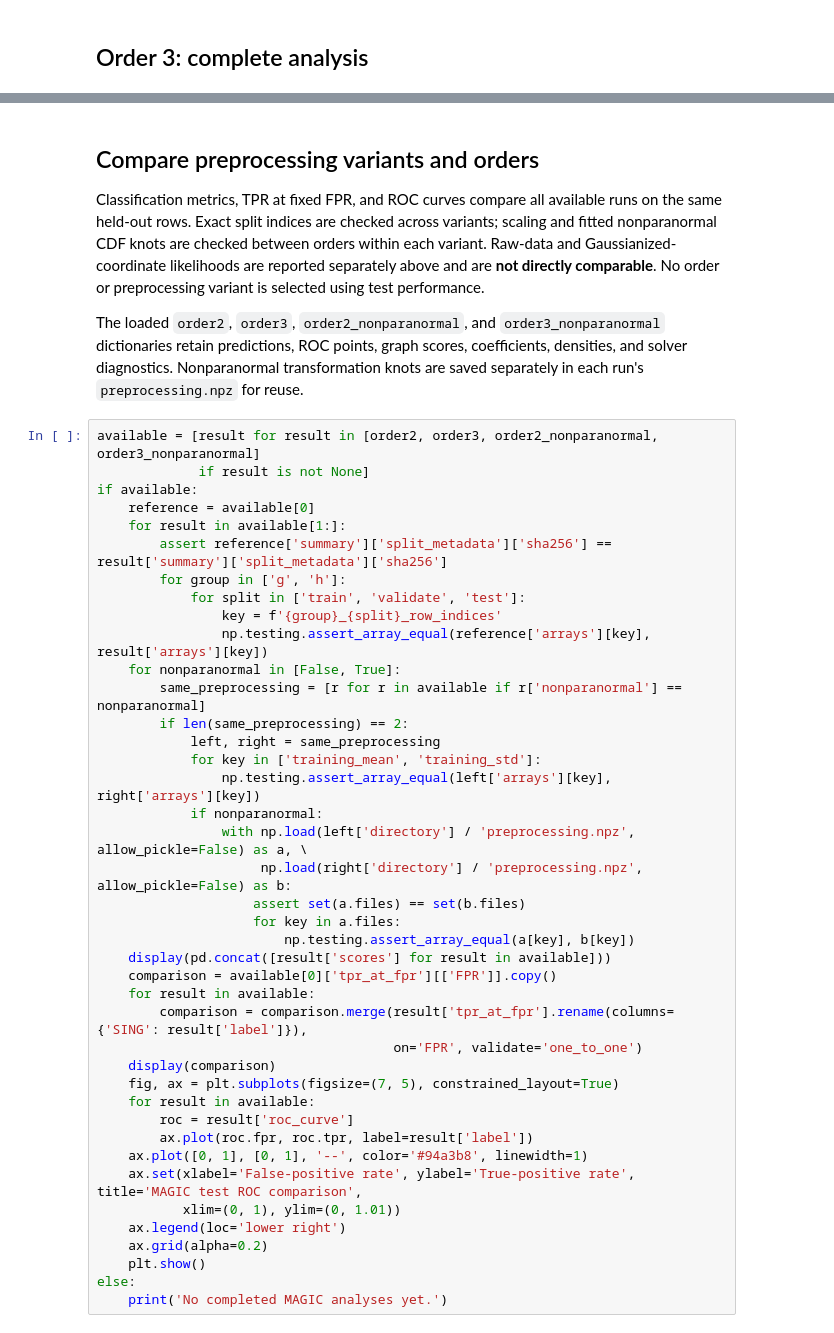
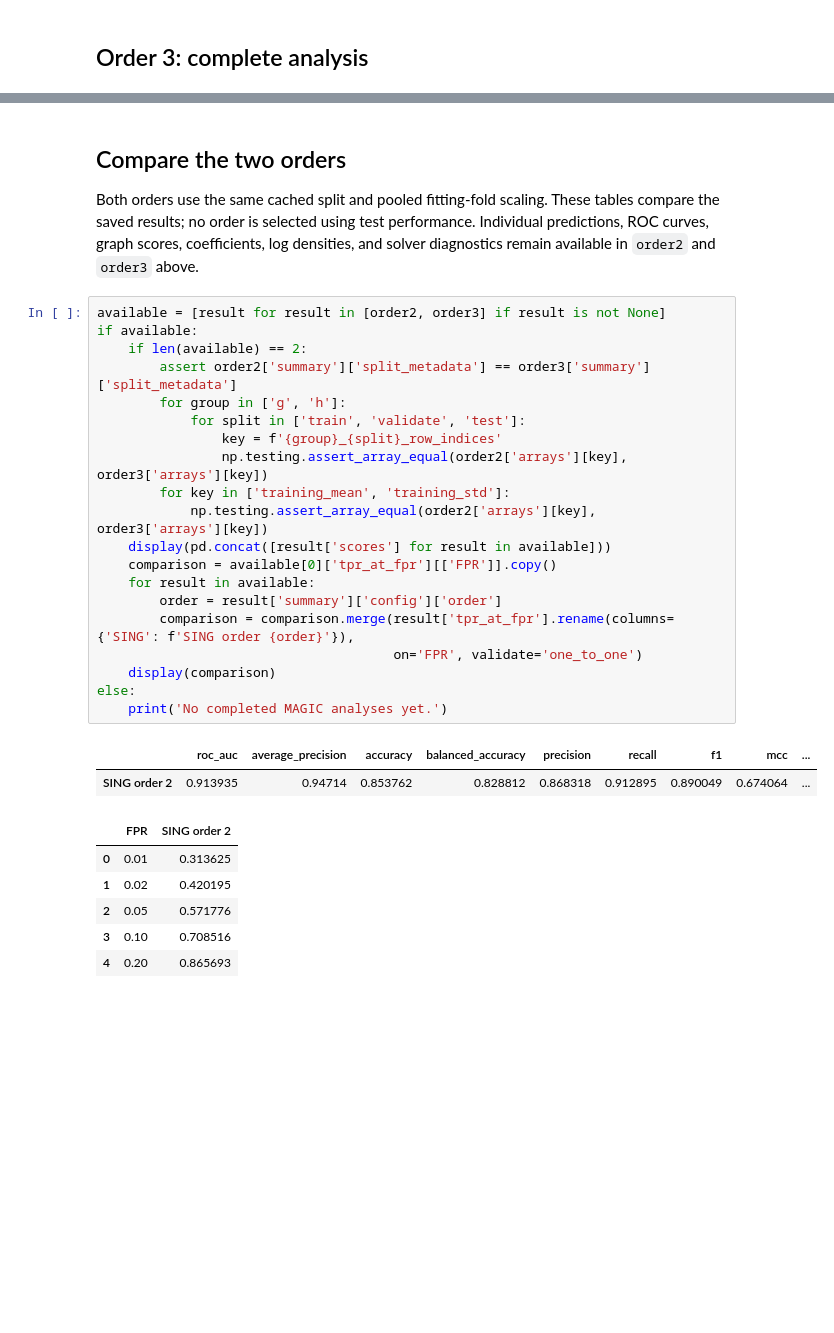
Before and after one commit to MatthiasHerp/gtm, a Jupyter notebook: sing_experiments/sing_magic_classification.ipynb, the cells around one changed output, grey strips where cells are left out. Cells and saved outputs as stored; diff of their text form; blank space fills up the shorter version.

Commit message:
sing comparison on r-vines and magic in degree 2 (degree 3 failed)

```diff
--- a/sing_experiments/sing_magic_classification.ipynb
+++ b/sing_experiments/sing_magic_classification.ipynb
@@ -131,47 +169,33 @@ order3_nonparanormal = analyze_order(3, nonparanormal=True)
 # %% [markdown]
-## Compare preprocessing variants and orders
+## Compare the two orders
 
-Classification metrics, TPR at fixed FPR, and ROC curves compare all available runs on the same held-out rows. Exact split indices are checked across variants; scaling and fitted nonparanormal CDF knots are checked between orders within each variant. Raw-data and Gaussianized-coordinate likelihoods are reported separately above and are **not directly comparable**. No order or preprocessing variant is selected using test performance.
-
-The loaded `order2`, `order3`, `order2_nonparanormal`, and `order3_nonparanormal` dictionaries retain predictions, ROC points, graph scores, coefficients, densities, and solver diagnostics. Nonparanormal transformation knots are saved separately in each run's `preprocessing.npz` for reuse.
+Both orders use the same cached split and pooled fitting-fold scaling. These tables compare the saved results; no order is selected using test performance. Individual predictions, ROC curves, graph scores, coefficients, log densities, and solver diagnostics remain available in `order2` and `order3` above.
 # %%
-available = [result for result in [order2, order3, order2_nonparanormal, order3_nonparanormal]
-             if result is not None]
+available = [result for result in [order2, order3] if result is not None]
 if available:
-    reference = available[0]
-    for result in available[1:]:
-        assert reference['summary']['split_metadata']['sha256'] == result['summary']['split_metadata']['sha256']
+    if len(available) == 2:
+        assert order2['summary']['split_metadata'] == order3['summary']['split_metadata']
         for group in ['g', 'h']:
             for split in ['train', 'validate', 'test']:
                 key = f'{group}_{split}_row_indices'
-                np.testing.assert_array_equal(reference['arrays'][key], result['arrays'][key])
-    for nonparanormal in [False, True]:
-        same_preprocessing = [r for r in available if r['nonparanormal'] == nonparanormal]
-        if len(same_preprocessing) == 2:
-            left, right = same_preprocessing
-            for key in ['training_mean', 'training_std']:
-                np.testing.assert_array_equal(left['arrays'][key], right['arrays'][key])
-            if nonparanormal:
-                with np.load(left['directory'] / 'preprocessing.npz', allow_pickle=False) as a, \
-                     np.load(right['directory'] / 'preprocessing.npz', allow_pickle=False) as b:
-                    assert set(a.files) == set(b.files)
-                    for key in a.files:
-                        np.testing.assert_array_equal(a[key], b[key])
+                np.testing.assert_array_equal(order2['arrays'][key], order3['arrays'][key])
+        for key in ['training_mean', 'training_std']:
+            np.testing.assert_array_equal(order2['arrays'][key], order3['arrays'][key])
     display(pd.concat([result['scores'] for result in available]))
     comparison = available[0]['tpr_at_fpr'][['FPR']].copy()
     for result in available:
-        comparison = comparison.merge(result['tpr_at_fpr'].rename(columns={'SING': result['label']}),
+        order = result['summary']['config']['order']
+        comparison = comparison.merge(result['tpr_at_fpr'].rename(columns={'SING': f'SING order {order}'}),
                                       on='FPR', validate='one_to_one')
     display(comparison)
-    fig, ax = plt.subplots(figsize=(7, 5), constrained_layout=True)
-    for result in available:
-        roc = result['roc_curve']
-        ax.plot(roc.fpr, roc.tpr, label=result['label'])
-    ax.plot([0, 1], [0, 1], '--', color='#94a3b8', linewidth=1)
-    ax.set(xlabel='False-positive rate', ylabel='True-positive rate', title='MAGIC test ROC comparison',
-           xlim=(0, 1), ylim=(0, 1.01))
-    ax.legend(loc='lower right')
-    ax.grid(alpha=0.2)
-    plt.show()
 else:
     print('No completed MAGIC analyses yet.')
+# %% [output]
+|  | roc_auc | average_precision | accuracy | balanced_accuracy | precision | recall | f1 | mcc | ... |
+| SING order 2 | 0.913935 | 0.94714 | 0.853762 | 0.828812 | 0.868318 | 0.912895 | 0.890049 | 0.674064 | ... |
+|  | FPR | SING order 2 |
+| 0 | 0.01 | 0.313625 |
+| 1 | 0.02 | 0.420195 |
+| 2 | 0.05 | 0.571776 |
+| 3 | 0.10 | 0.708516 |
+| 4 | 0.20 | 0.865693 |
```
Also changed, not shown: parts of 9 cells of this notebook, 6 other files.
